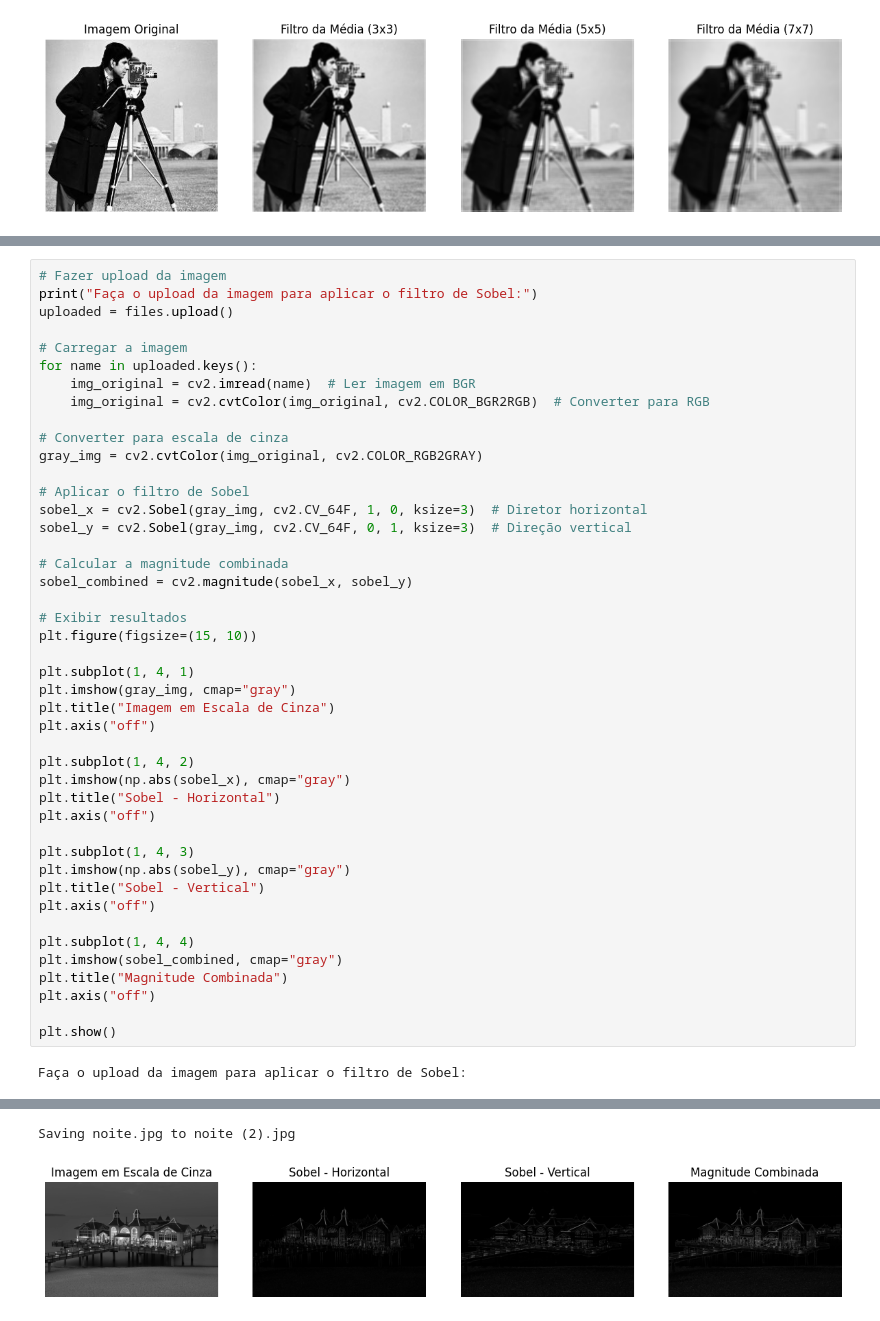
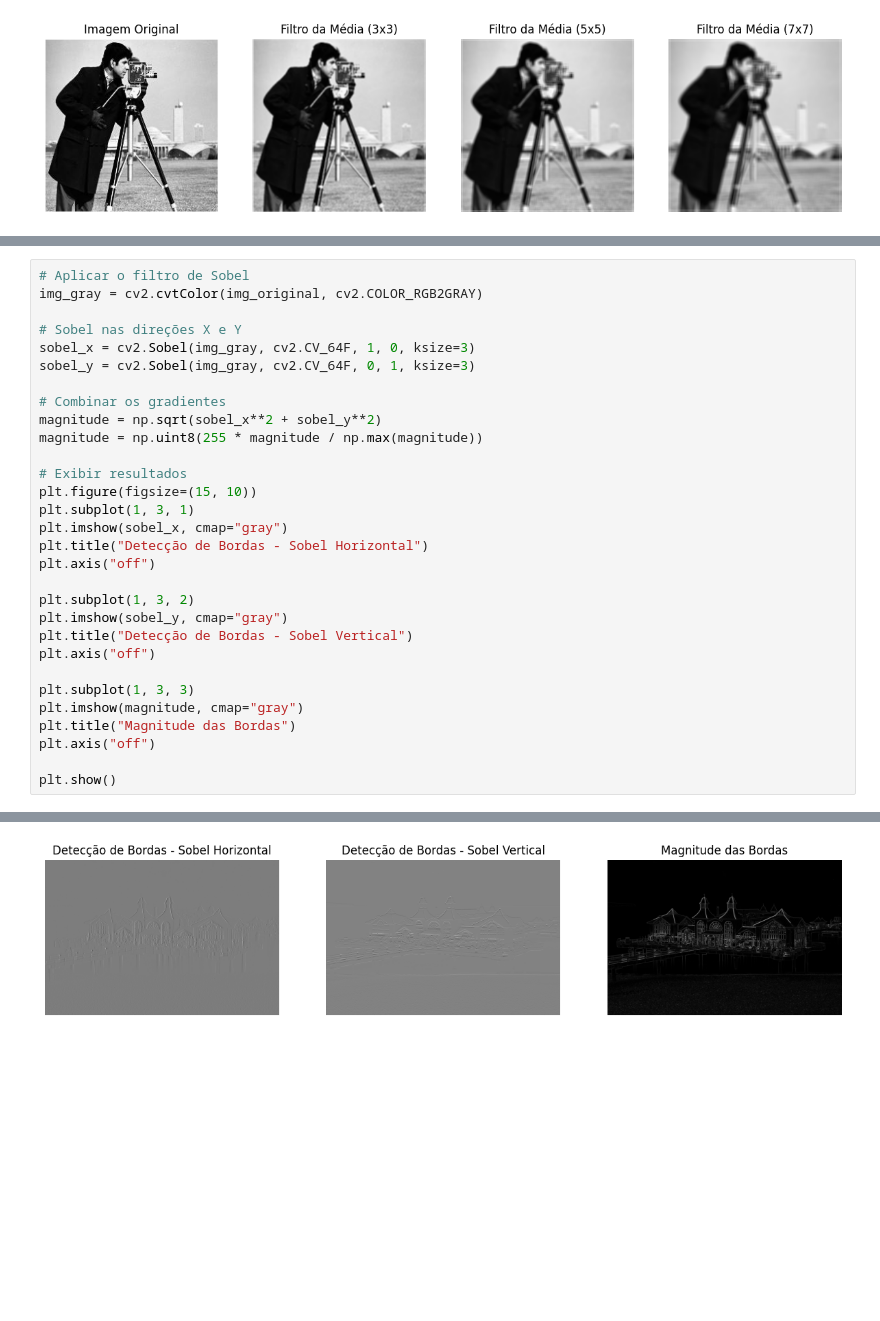
Before and after one commit to joaopaulotest/joaopaulotest, a Jupyter notebook: Untitled1.ipynb, the cells around one changed output, grey strips where cells are left out. Saved outputs shown, nothing was run; the diff lists cells and outputs as text; blank space fills up the shorter version.

```diff
--- a/Untitled1.ipynb
+++ b/Untitled1.ipynb
@@ -119,46 +103,31 @@ Saving floresta.jpg to floresta (3).jpg
 # %%
-# Fazer upload da imagem
-print("Faça o upload da imagem para aplicar o filtro de Sobel:")
-uploaded = files.upload()
+# Aplicar o filtro de Sobel
+img_gray = cv2.cvtColor(img_original, cv2.COLOR_RGB2GRAY)
 
-# Carregar a imagem
-for name in uploaded.keys():
-    img_original = cv2.imread(name)  # Ler imagem em BGR
-    img_original = cv2.cvtColor(img_original, cv2.COLOR_BGR2RGB)  # Converter para RGB
+# Sobel nas direções X e Y
+sobel_x = cv2.Sobel(img_gray, cv2.CV_64F, 1, 0, ksize=3)
+sobel_y = cv2.Sobel(img_gray, cv2.CV_64F, 0, 1, ksize=3)
 
-# Converter para escala de cinza
-gray_img = cv2.cvtColor(img_original, cv2.COLOR_RGB2GRAY)
-
-# Aplicar o filtro de Sobel
-sobel_x = cv2.Sobel(gray_img, cv2.CV_64F, 1, 0, ksize=3)  # Diretor horizontal
-sobel_y = cv2.Sobel(gray_img, cv2.CV_64F, 0, 1, ksize=3)  # Direção vertical
-
-# Calcular a magnitude combinada
-sobel_combined = cv2.magnitude(sobel_x, sobel_y)
+# Combinar os gradientes
+magnitude = np.sqrt(sobel_x**2 + sobel_y**2)
+magnitude = np.uint8(255 * magnitude / np.max(magnitude))
 
 # Exibir resultados
 plt.figure(figsize=(15, 10))
-
-plt.subplot(1, 4, 1)
-plt.imshow(gray_img, cmap="gray")
-plt.title("Imagem em Escala de Cinza")
+plt.subplot(1, 3, 1)
+plt.imshow(sobel_x, cmap="gray")
+plt.title("Detecção de Bordas - Sobel Horizontal")
 plt.axis("off")
 
-plt.subplot(1, 4, 2)
-plt.imshow(np.abs(sobel_x), cmap="gray")
-plt.title("Sobel - Horizontal")
+plt.subplot(1, 3, 2)
+plt.imshow(sobel_y, cmap="gray")
+plt.title("Detecção de Bordas - Sobel Vertical")
 plt.axis("off")
 
-plt.subplot(1, 4, 3)
-plt.imshow(np.abs(sobel_y), cmap="gray")
-plt.title("Sobel - Vertical")
-plt.axis("off")
-
-plt.subplot(1, 4, 4)
-plt.imshow(sobel_combined, cmap="gray")
-plt.title("Magnitude Combinada")
+plt.subplot(1, 3, 3)
+plt.imshow(magnitude, cmap="gray")
+plt.title("Magnitude das Bordas")
 plt.axis("off")
 
 plt.show()
 # %% [output]
-Faça o upload da imagem para aplicar o filtro de Sobel:
@@ -166,2 +134 @@ Faça o upload da imagem para aplicar o filtro de Sobel:
-Saving noite.jpg to noite (2).jpg
-[figure, old version]
+[figure, new version]
```
Also changed, not shown: parts of 2 cells of this notebook.
